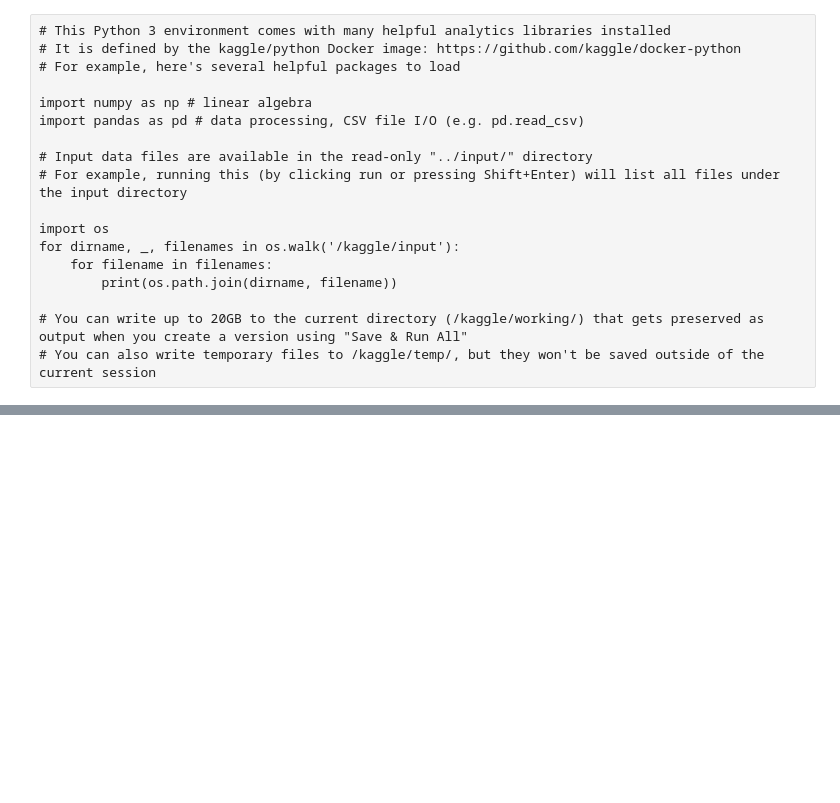
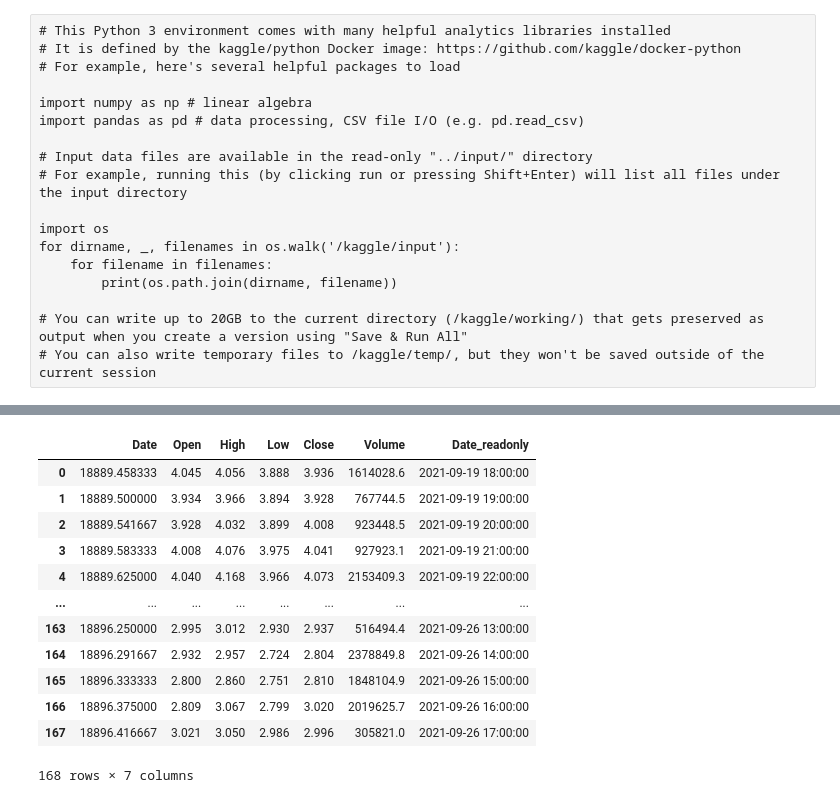
Before and after one commit to wolfwithcode/TimeSeriesForecastingProphet, a Jupyter notebook: get_support_resistance_onetoken.ipynb, the cells around one changed output, grey strips where cells are left out. Drawn from its saved outputs; the diff is of its cells as text; code cells hidden in the pictures; blank space fills up the shorter version.

```diff
--- a/get_support_resistance_onetoken.ipynb
+++ b/get_support_resistance_onetoken.ipynb
@@ -201,0 +184,16 @@ plot_all(pivots, df)
+# %%
+df
+# %% [output]
+|  | Date | Open | High | Low | Close | Volume | Date_readonly |
+| 0 | 18889.458333 | 4.045 | 4.056 | 3.888 | 3.936 | 1614028.6 | 2021-09-19 18:00:00 |
+| 1 | 18889.500000 | 3.934 | 3.966 | 3.894 | 3.928 | 767744.5 | 2021-09-19 19:00:00 |
+| 2 | 18889.541667 | 3.928 | 4.032 | 3.899 | 4.008 | 923448.5 | 2021-09-19 20:00:00 |
+| 3 | 18889.583333 | 4.008 | 4.076 | 3.975 | 4.041 | 927923.1 | 2021-09-19 21:00:00 |
+| 4 | 18889.625000 | 4.040 | 4.168 | 3.966 | 4.073 | 2153409.3 | 2021-09-19 22:00:00 |
+| ... | ... | ... | ... | ... | ... | ... | ... |
+| 163 | 18896.250000 | 2.995 | 3.012 | 2.930 | 2.937 | 516494.4 | 2021-09-26 13:00:00 |
+| 164 | 18896.291667 | 2.932 | 2.957 | 2.724 | 2.804 | 2378849.8 | 2021-09-26 14:00:00 |
+| 165 | 18896.333333 | 2.800 | 2.860 | 2.751 | 2.810 | 1848104.9 | 2021-09-26 15:00:00 |
+| 166 | 18896.375000 | 2.809 | 3.067 | 2.799 | 3.020 | 2019625.7 | 2021-09-26 16:00:00 |
+| 167 | 18896.416667 | 3.021 | 3.050 | 2.986 | 2.996 | 305821.0 | 2021-09-26 17:00:00 |
+168 rows × 7 columns
```
Also changed, not shown: parts of 8 cells of this notebook, 7 other files.
